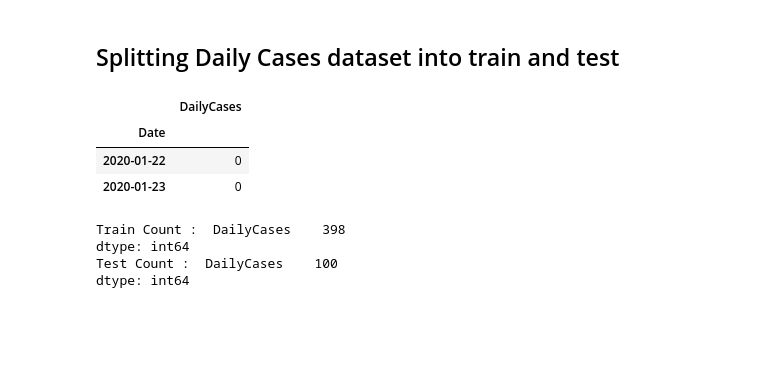
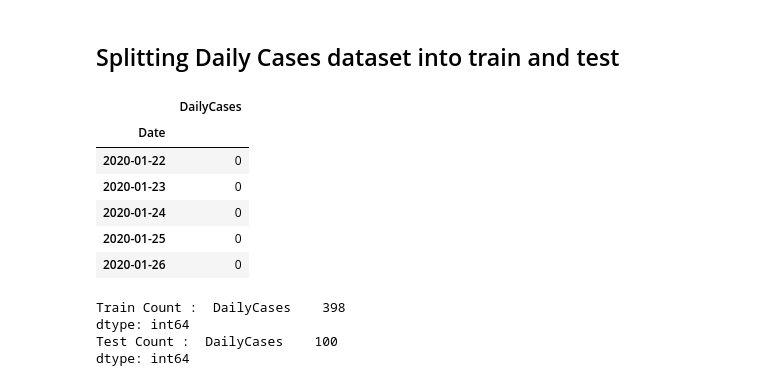
Before and after one commit to absaw/COVID19Analysis, a Jupyter notebook: Code/Time Series Analysis.ipynb, the cells around one changed output. Saved outputs shown, nothing was run; the diff lists cells and outputs as text; code cells hidden in the pictures; blank space fills up the shorter version.

```diff
--- a/Code/Time Series Analysis.ipynb
+++ b/Code/Time Series Analysis.ipynb
@@ -109,12 +109,15 @@ plt.show()
 # %%
 daily=dataset.filter(['DailyCases'],axis=1)
 # %%
-daily.head(2)
+daily.head(5)
 # %% [output]
 |  | DailyCases |
 | Date |  |
 | 2020-01-22 | 0 |
 | 2020-01-23 | 0 |
+| 2020-01-24 | 0 |
+| 2020-01-25 | 0 |
+| 2020-01-26 | 0 |
 # %%
 train_size=0.8
 test_size=0.2
```
Also changed, not shown: parts of 5 cells of this notebook.
